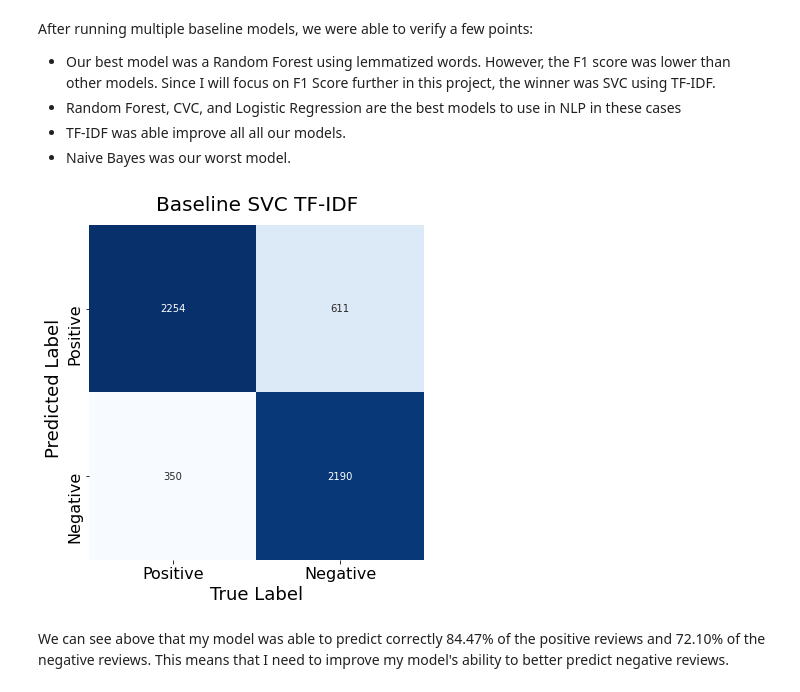
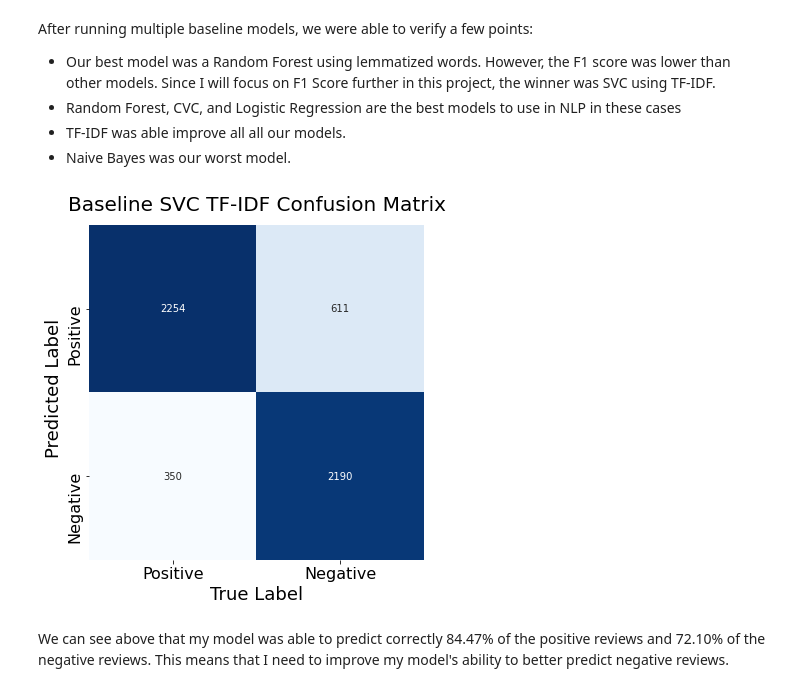
Before and after one commit to ismael-araujo/Hotel-Reviews-Analysis-Using-NLP, a Jupyter notebook: models/baseline-models.ipynb, the cells around one changed output. Cells and saved outputs as stored; diff of their text form; code cells hidden in the pictures.

```diff
--- a/models/baseline-models.ipynb
+++ b/models/baseline-models.ipynb
@@ -676,22 +676,22 @@ After running multiple baseline models, we were able to verify a few points:
 # %%
 # Plotting a confusion matrix
 plt.figure(figsize=(6, 7))
 mat = confusion_matrix(y_test, y_pred_svc_tfidf)
 
 sns.heatmap(mat.T, square=True, annot=True, fmt='d', cbar=False,
             xticklabels=['Positive', 'Negative'], yticklabels=['Positive', 'Negative'], cmap="Blues")
 plt.xlabel('True Label', fontsize= 18)
 plt.ylabel('Predicted Label', fontsize= 18)
-plt.title('Baseline SVC TF-IDF', fontsize=20)
+plt.title('Baseline SVC TF-IDF Confusion Matrix', fontsize=20)
 plt.xticks(fontsize=16)
 plt.yticks(fontsize=16)
 b, t = plt.ylim()
 t -= 0.05
 plt.ylim(b, t)
 plt.savefig('../images/confusion-matrix-baseline-model.png', bbox_inches = "tight", pad_inches=.5, dpi=300)
 plt.show()
 # %% [output]
-[figure, old version]
+[figure, new version]
 # %% [markdown]
 We can see above that my model was able to predict correctly 84.47% of the positive reviews and 72.10% of the negative reviews. This means that I need to improve my model's ability to better predict negative reviews.
 # %% [markdown]
```
Also changed, not shown: 3 other files.
